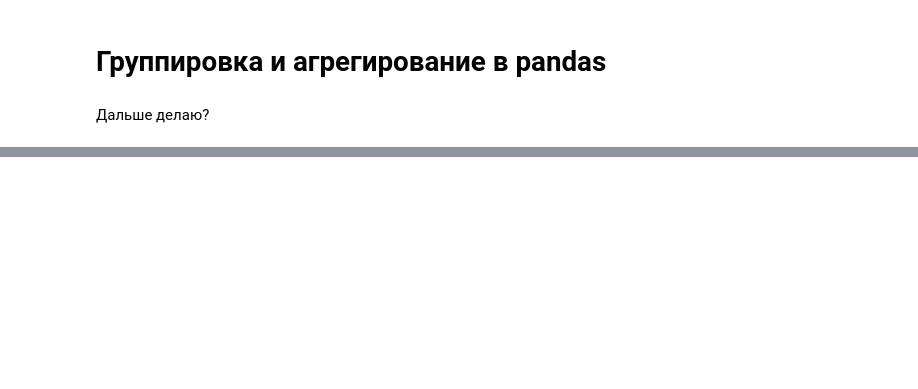
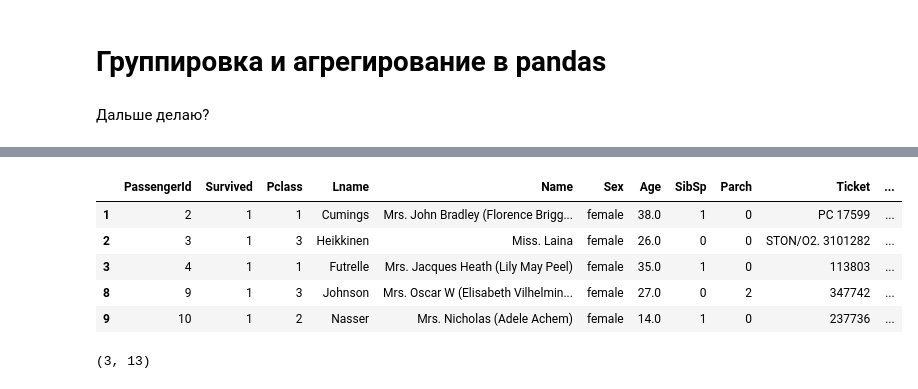
Before and after one commit to iagsav/ml_rob_nets_2020, a Jupyter notebook: ml/lab0/HardMaxBalashovZeroesLab.ipynb, the cells around one changed output, grey strips where cells are left out. Drawn from its saved outputs; the diff is of its cells as text; code cells hidden in the pictures; blank space fills up the shorter version.

```diff
--- a/ml/lab0/HardMaxBalashovZeroesLab.ipynb
+++ b/ml/lab0/HardMaxBalashovZeroesLab.ipynb
@@ -492,0 +598,17 @@ df
+# %%
+pass_data[pass_data['Sex'] == 'female'].head()
+# %% [output]
+|  | PassengerId | Survived | Pclass | Lname | Name | Sex | Age | SibSp | Parch | Ticket | ... |
+| 1 | 2 | 1 | 1 | Cumings | Mrs. John Bradley (Florence Brigg... | female | 38.0 | 1 | 0 | PC 17599 | ... |
+| 2 | 3 | 1 | 3 | Heikkinen | Miss. Laina | female | 26.0 | 0 | 0 | STON/O2. 3101282 | ... |
+| 3 | 4 | 1 | 1 | Futrelle | Mrs. Jacques Heath (Lily May Peel) | female | 35.0 | 1 | 0 | 113803 | ... |
+| 8 | 9 | 1 | 3 | Johnson | Mrs. Oscar W (Elisabeth Vilhelmin... | female | 27.0 | 0 | 2 | 347742 | ... |
+| 9 | 10 | 1 | 2 | Nasser | Mrs. Nicholas (Adele Achem) | female | 14.0 | 1 | 0 | 237736 | ... |
+# %%
+pass_data[(pass_data.Sex == 'female')&
+         (pass_data.Age > 18)&
+         (pass_data.Age < 22)&
+         (pass_data.SibSp == 0)&
+         (pass_data.Parch == 0)].shape
+# %% [output]
+(3, 13)
```
Also changed, not shown: parts of 26 cells of this notebook.
